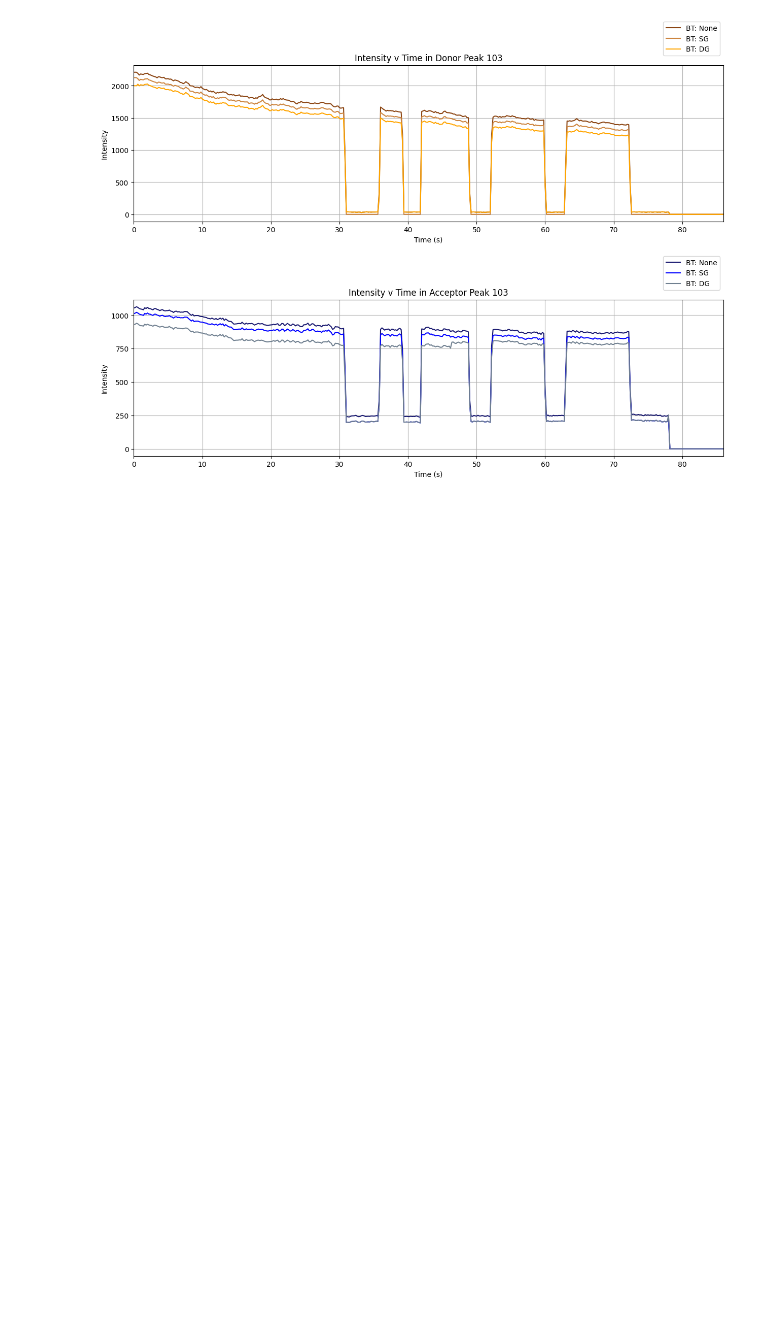
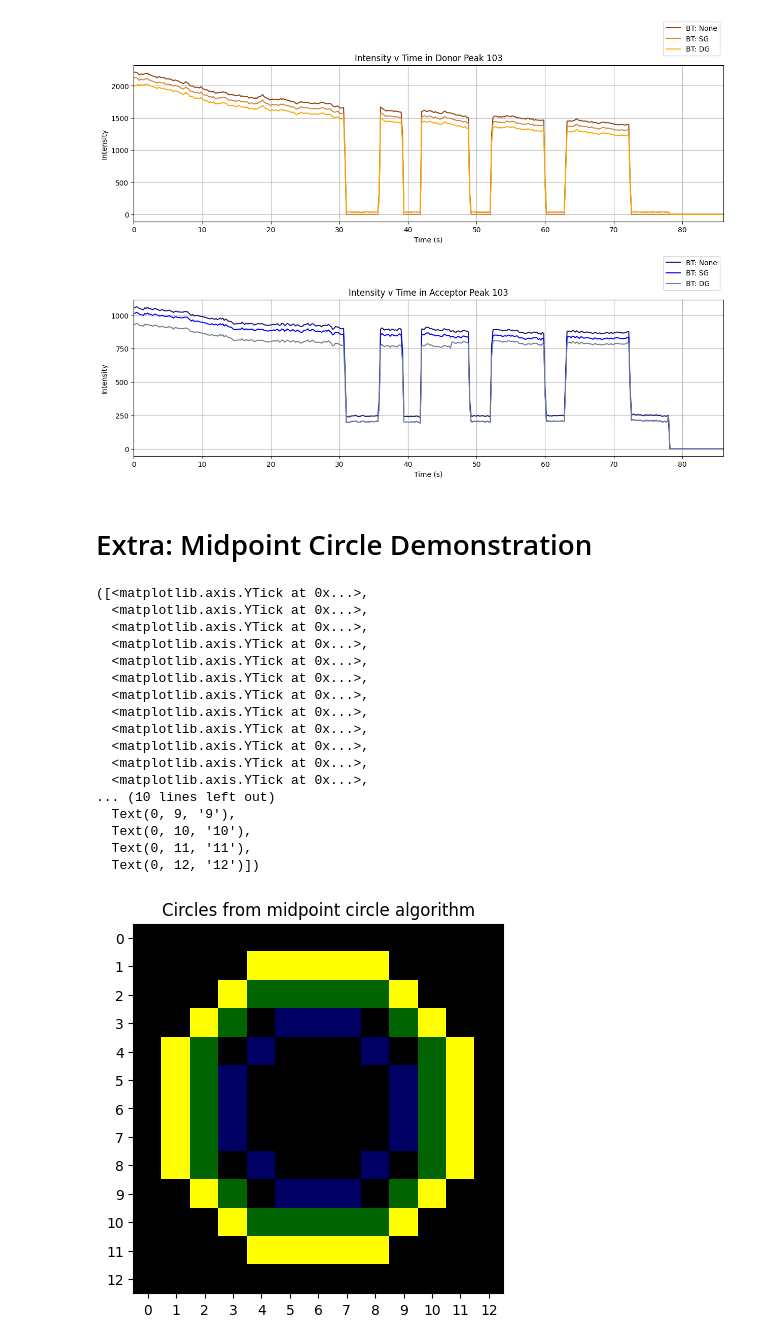
Before and after one commit to ljhason/smPy-UserGuide, a Jupyter notebook: User Guide - Two Colour/UserGuide_TwoColour.ipynb, the cells around one changed output. Saved outputs shown, nothing was run; the diff lists cells and outputs as text; code cells hidden in the pictures; blank space fills up the shorter version.

Commit message:
Added code for circle figure

```diff
--- a/User Guide - Two Colour/UserGuide_TwoColour.ipynb
+++ b/User Guide - Two Colour/UserGuide_TwoColour.ipynb
@@ -264,3 +264,37 @@ Image Size: 512 x 512
 Image Size: 512 x 512
 Image Size: 512 x 512
 [figure]
+# %% [markdown]
+# Extra: Midpoint Circle Demonstration
+# %%
+radius = 5
+background_dim= 13
+x_cen = 6
+y_cen = 6
+circle_array_y = draw_circle(radius, x_cen, y_cen, background_dim)
+circle_array_g = draw_circle(4, x_cen, y_cen, background_dim, colour = [0, 100, 0])
+circle_array_b = draw_circle(3, x_cen, y_cen, background_dim, colour = [0, 0, 100])
+circle_array = circle_array_y + circle_array_g + circle_array_b
+plt.imshow(circle_array)
+plt.title('Circles from midpoint circle algorithm')
+plt.xticks(np.arange(0, circle_array.shape[1], 1))
+plt.yticks(np.arange(0, circle_array.shape[0], 1))
+# %% [output]
+([<matplotlib.axis.YTick at 0x...>,
+  <matplotlib.axis.YTick at 0x...>,
+  <matplotlib.axis.YTick at 0x...>,
+  <matplotlib.axis.YTick at 0x...>,
+  <matplotlib.axis.YTick at 0x...>,
+  <matplotlib.axis.YTick at 0x...>,
+  <matplotlib.axis.YTick at 0x...>,
+  <matplotlib.axis.YTick at 0x...>,
+  <matplotlib.axis.YTick at 0x...>,
+  <matplotlib.axis.YTick at 0x...>,
+  <matplotlib.axis.YTick at 0x...>,
+  <matplotlib.axis.YTick at 0x...>,
+... (10 lines left out)
+  Text(0, 9, '9'),
+  Text(0, 10, '10'),
+  Text(0, 11, '11'),
+  Text(0, 12, '12')])
+[figure, added]
```
